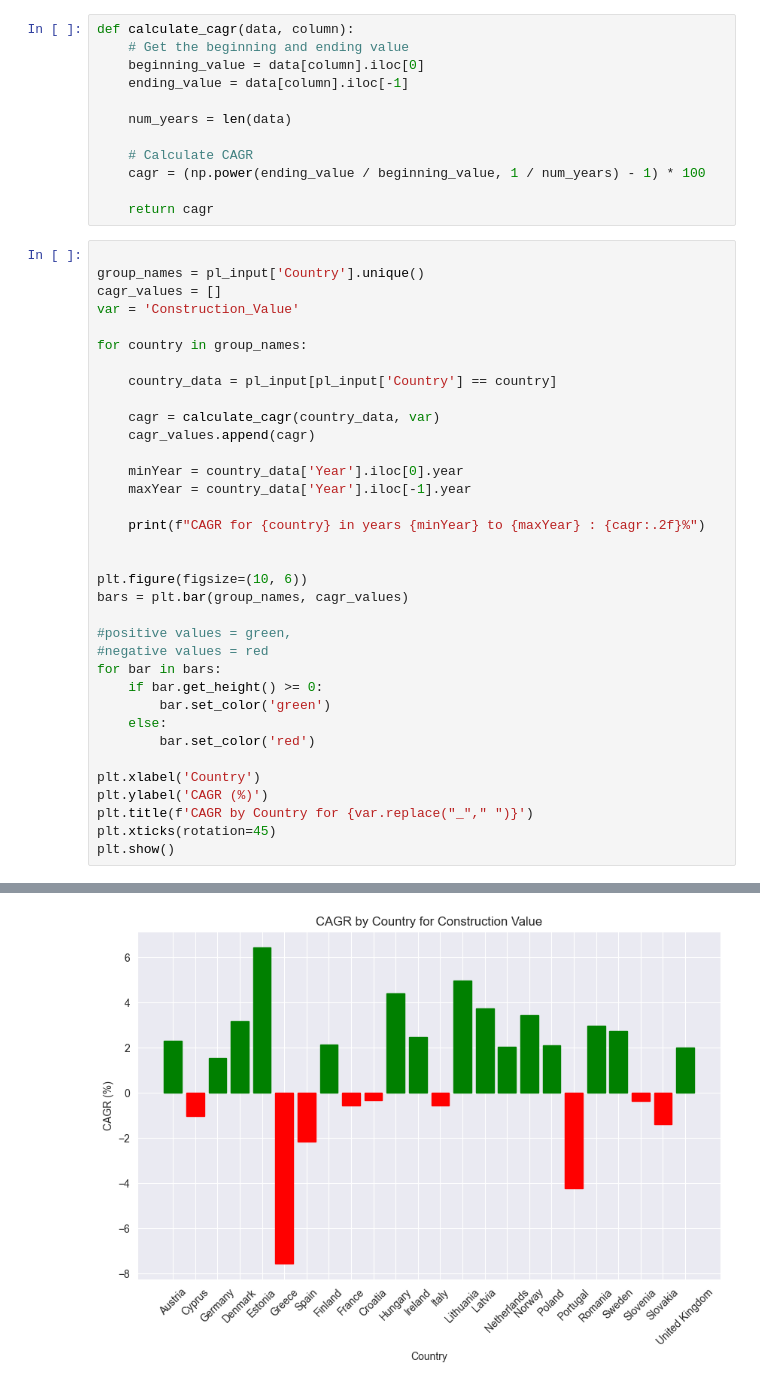
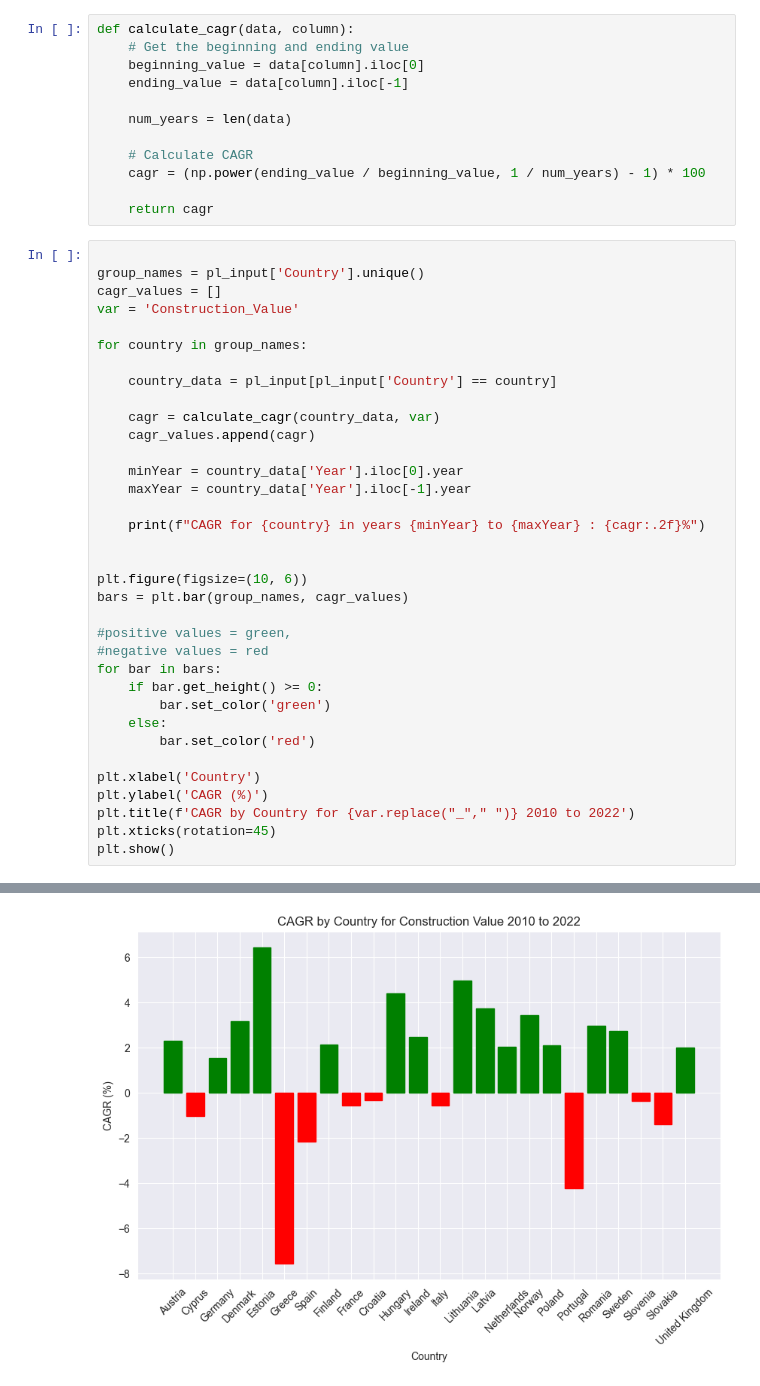
Before and after one commit to sbs23066/CA2---Irish-Construction-Project, a Jupyter notebook: stats.ipynb, the cells around one changed output, grey strips where cells are left out. Saved outputs shown, nothing was run; the diff lists cells and outputs as text.

```diff
--- a/stats.ipynb
+++ b/stats.ipynb
@@ -1212,32 +1212,32 @@ bars = plt.bar(group_names, cagr_values)
 #positive values = green,
 #negative values = red
 for bar in bars:
     if bar.get_height() >= 0:
         bar.set_color('green')
     else:
         bar.set_color('red')
 
 plt.xlabel('Country')
 plt.ylabel('CAGR (%)')
-plt.title(f'CAGR by Country for {var.replace("_"," ")}')
+plt.title(f'CAGR by Country for {var.replace("_"," ")} 2010 to 2022')
 plt.xticks(rotation=45)
 plt.show()
 # %% [output]
 CAGR for Austria in years 2010 to 2022 : 2.29%
 CAGR for Cyprus in years 2010 to 2022 : -1.02%
 CAGR for Germany in years 2010 to 2022 : 1.53%
 CAGR for Denmark in years 2010 to 2022 : 3.18%
 CAGR for Estonia in years 2010 to 2020 : 6.45%
 CAGR for Greece in years 2010 to 2022 : -7.57%
 CAGR for Spain in years 2010 to 2022 : -2.16%
 CAGR for Finland in years 2010 to 2022 : 2.14%
 CAGR for France in years 2010 to 2022 : -0.56%
 CAGR for Croatia in years 2010 to 2022 : -0.32%
 CAGR for Hungary in years 2010 to 2022 : 4.39%
 CAGR for Ireland in years 2010 to 2022 : 2.47%
 ... (8 lines left out)
 CAGR for Sweden in years 2010 to 2022 : 2.74%
 CAGR for Slovenia in years 2010 to 2022 : -0.35%
 CAGR for Slovakia in years 2010 to 2022 : -1.40%
 CAGR for United Kingdom in years 2010 to 2019 : 2.01%
-[figure, old version]
+[figure, new version]
```
Also changed, not shown: 2 other files.
